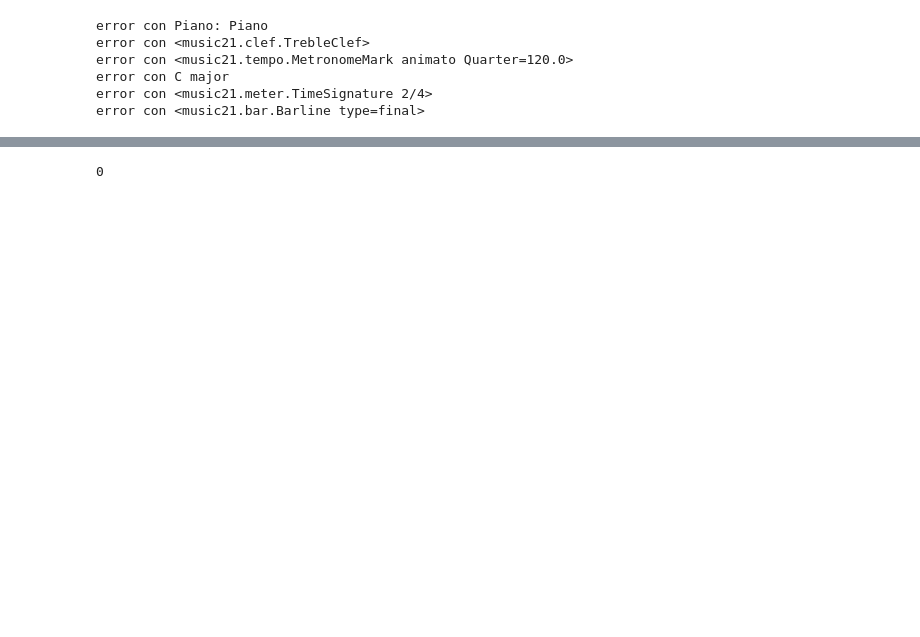
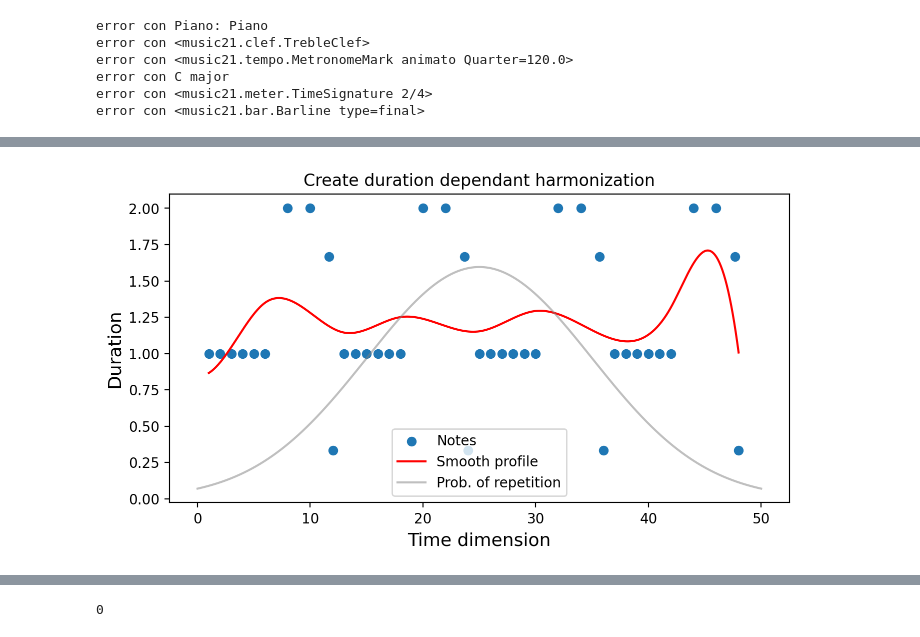
Before and after one commit to ArturoSirvent/DynArt, a Jupyter notebook: 002.1-GenAlgotmoFinally.ipynb, the cells around one changed output, grey strips where cells are left out. Drawn from its saved outputs; the diff is of its cells as text; code cells hidden in the pictures; blank space fills up the shorter version.

```diff
--- a/002.1-GenAlgotmoFinally.ipynb
+++ b/002.1-GenAlgotmoFinally.ipynb
@@ -550,0 +589,5 @@ melody.notes
+# %%
+def gaussian(x, mu, sig):
+    return (
+        1.0 / (np.sqrt(2.0 * np.pi) * sig) * np.exp(-np.power((x - mu) / sig, 2.0) / 2)
+    )
@@ -550,0 +619,31 @@ melody.notes
+# %%
+from scipy.interpolate import interp1d
+from scipy.interpolate import UnivariateSpline
+
+x,y=np.cumsum(np.abs(melody.durations_array)),melody.durations_array
+
+# Crear un spline suave
+# s es el parámetro de suavizado. Un valor más alto resulta en una curva más suave.
+spline = UnivariateSpline(x, y, s=melody.number_of_bars//3)
+
+# Generar puntos para la curva ajustada
+x_smooth = np.linspace(x.min(), x.max(), melody.number_of_bars*30)
+y_smooth = spline(x_smooth)
+
+# Código para graficar (opcional, útil para visualizar el ajuste)
+plt.figure(figsize=(8, 4))
+plt.scatter(x, y, label='Notes')
+plt.plot(x_smooth, y_smooth, label='Smooth profile', color='red')
+x2=np.linspace(0,50,3000)
+gaus_aux=gaussian(x2,25,10)*40
+
+plt.plot(x2,gaus_aux,"grey",label='Prob. of repetition',alpha=0.5)
+plt.legend()
+plt.xlabel('Time dimension',fontsize=13)
+plt.ylabel('Duration',fontsize=13)
+plt.title('Create duration dependant harmonization')
+plt.show()
+
+# El código proporciona el ajuste de spline. La visualización es opcional pero útil.
+# %% [output]
+[figure, added]
```
Also changed, not shown: parts of 32 cells of this notebook, 8 other files.
